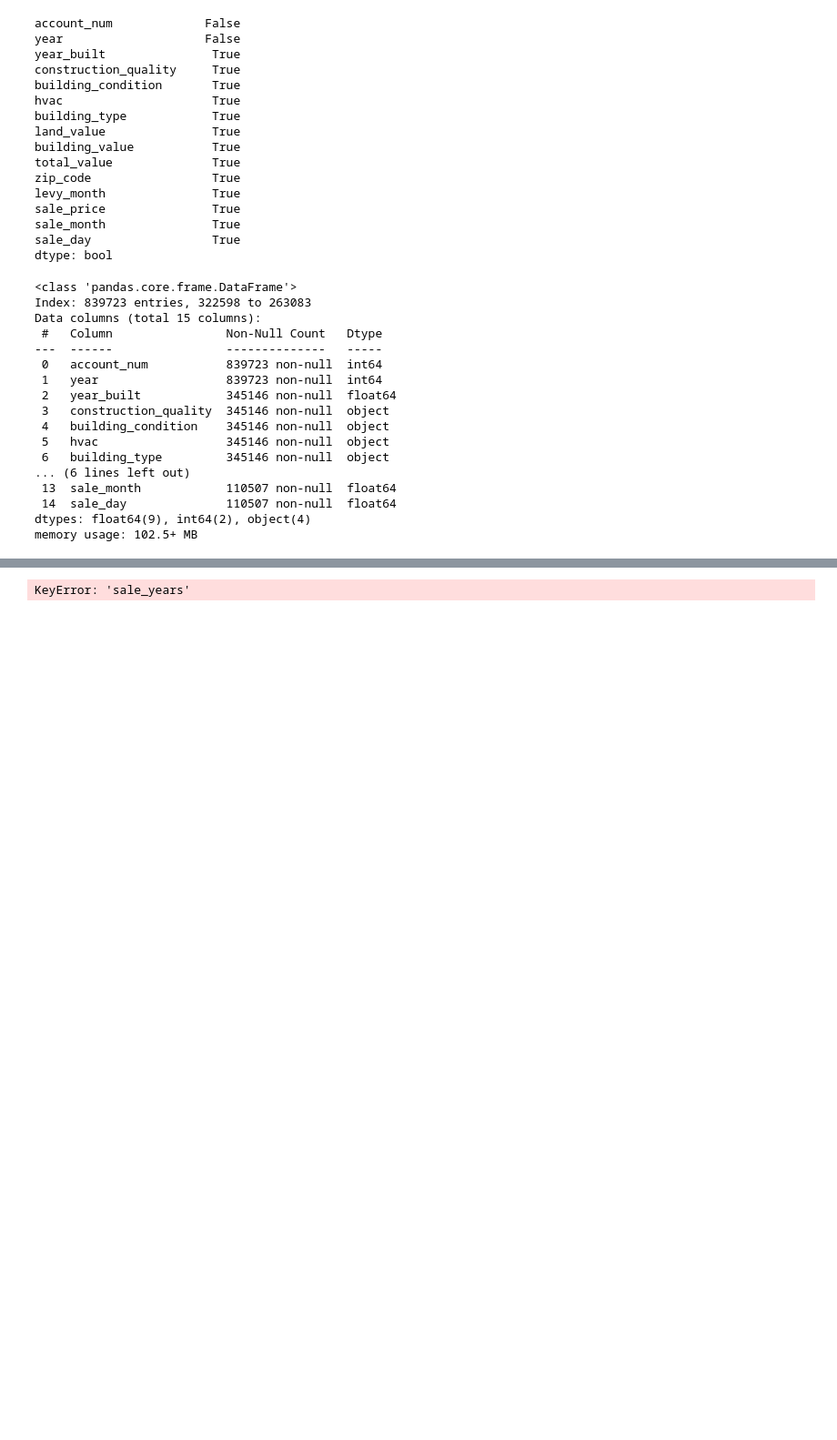
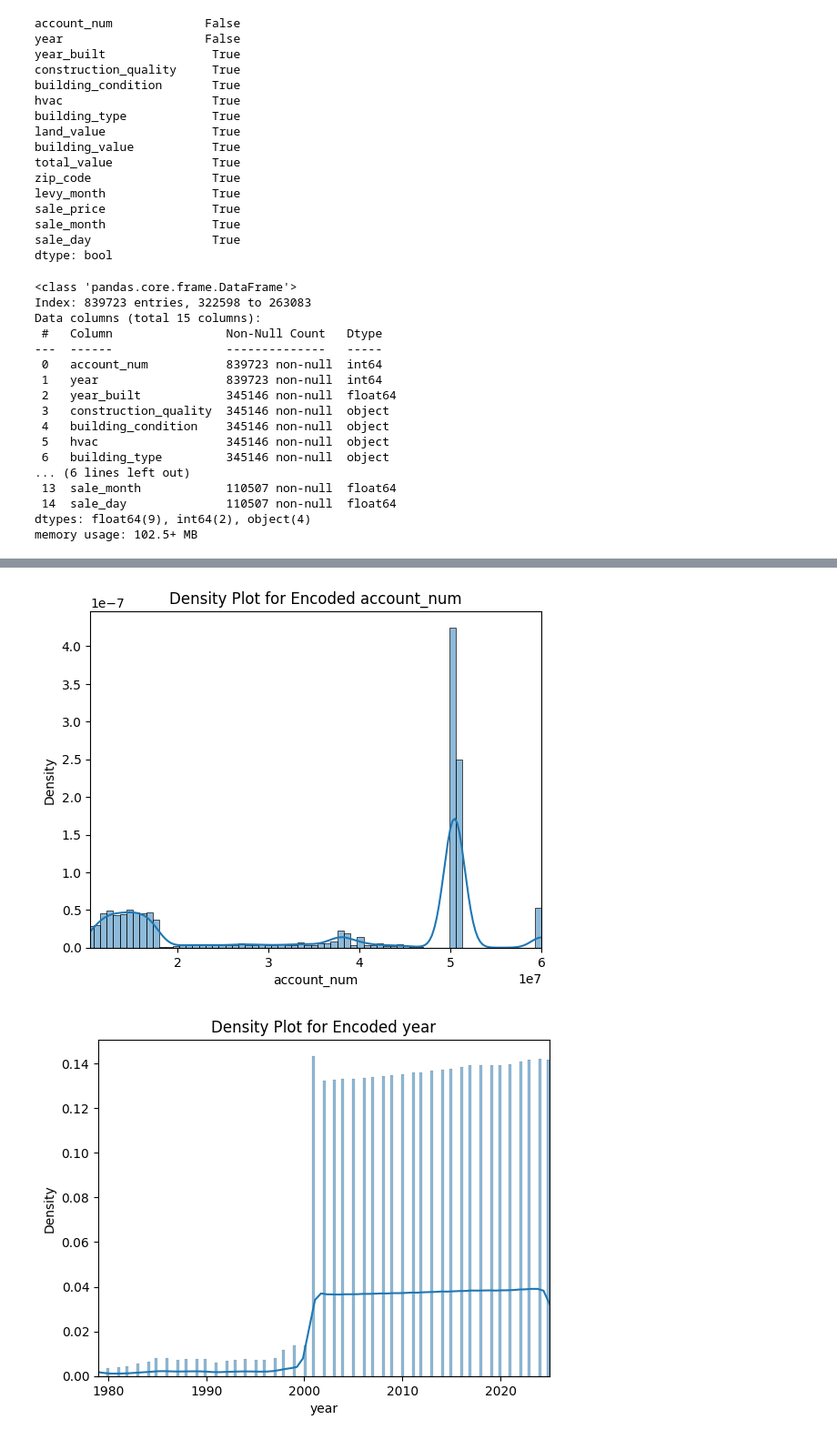
Before and after one commit to barrettdalbec/Alexandria-Personal-Project, a Jupyter notebook: Data Analysis/Data Analysis.ipynb, the cells around one changed output, grey strips where cells are left out. Shown at 91% size. Saved outputs shown, nothing was run; the diff lists cells and outputs as text; code cells hidden in the pictures; blank space fills up the shorter version.

```diff
--- a/Data Analysis/Data Analysis.ipynb
+++ b/Data Analysis/Data Analysis.ipynb
@@ -278,5 +298,16 @@ num_df.head()
 # %%
-filtered_sales = sales_data_df[sales_data_df['sale_years'] >= 2001]
-filtered_sales.head()
+# Using seaborn countplot to visualize categorical frequency distributions
+for col in num_df.columns:
+    plt.figure()
+
+    # Drop NaNs and get 1st and 99th percentiles
+    series = num_df[col].dropna()
+    low, high = series.quantile(0.01), series.quantile(0.99)
+
+    sns.histplot(series, kde=True, stat='density')
+    plt.xlim(low, high)
+    plt.title(f"Density Plot for Encoded {col}")
+    plt.show()
 # %% [output]
-KeyError: 'sale_years'
+[figure, added]
+[figure, added]
```
Also changed, not shown: parts of 12 cells of this notebook.
